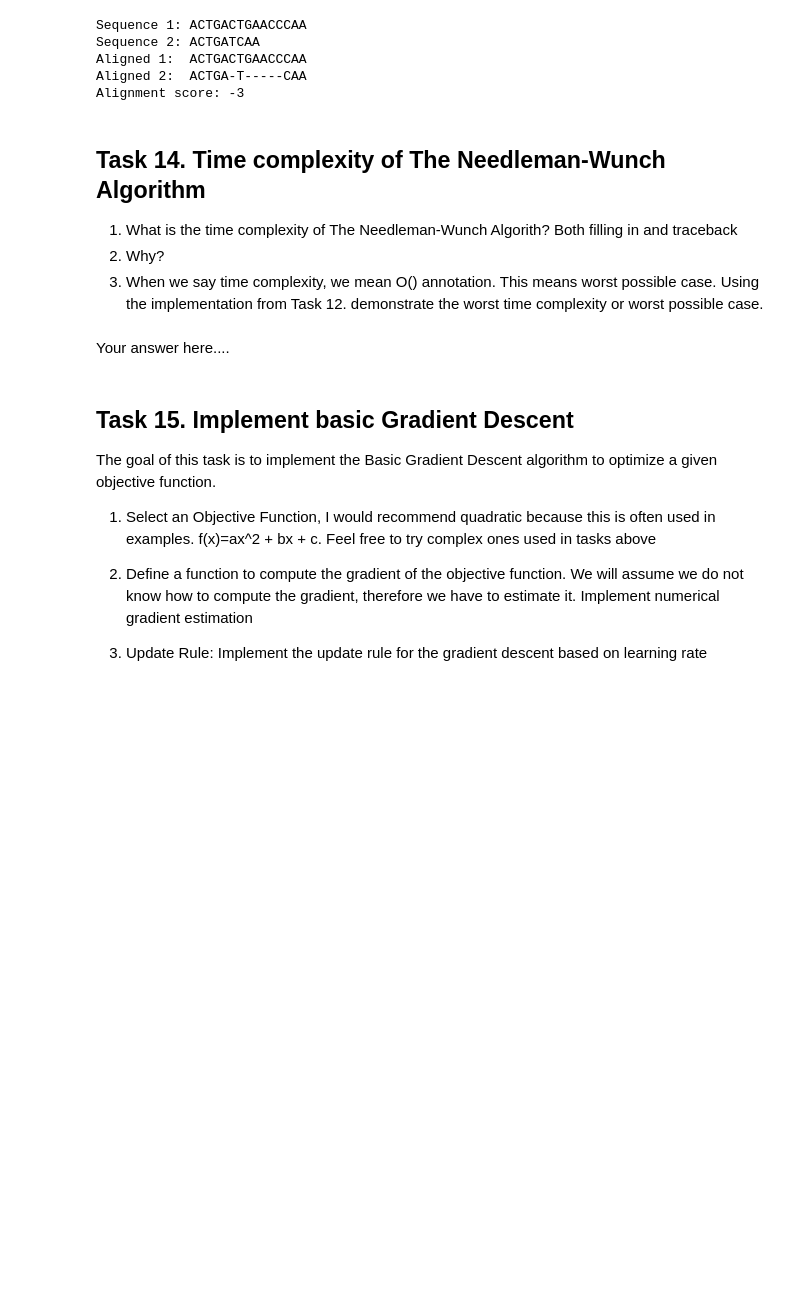
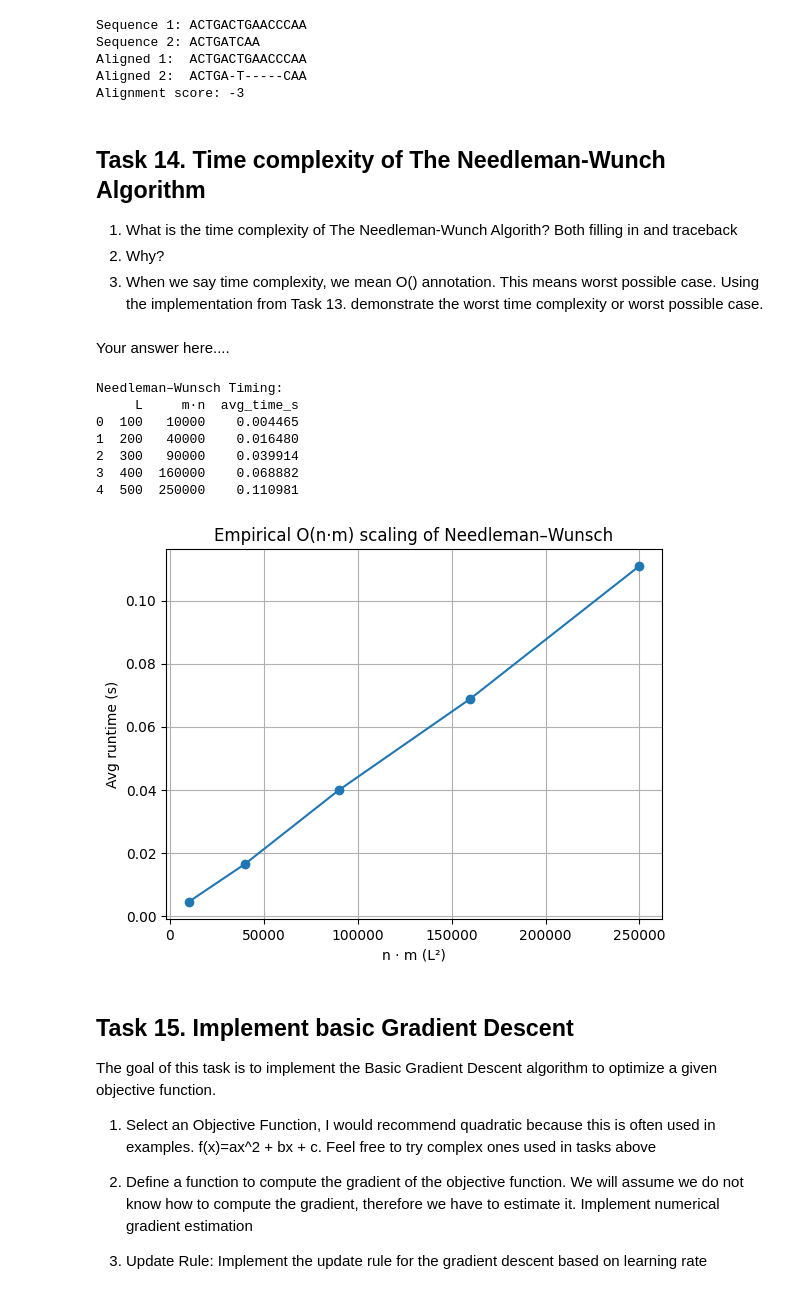
Before and after one commit to MarioSomodi/Optimization-Algorithms, a Jupyter notebook: OABOEC_Project_Mario_Somodi.ipynb, the cells around one changed output. Cells and saved outputs as stored; diff of their text form; code cells hidden in the pictures; blank space fills up the shorter version.

Commit message:
needleman wunsch time complexity, and gd

```diff
--- a/OABOEC_Project_Mario_Somodi.ipynb
+++ b/OABOEC_Project_Mario_Somodi.ipynb
@@ -846,6 +846,6 @@ Alignment score: -3
 
 1.   What is the time complexity of The Needleman-Wunch Algorith? Both filling in and traceback
 2.   Why?
-3.   When we say time complexity, we mean O() annotation. This means worst possible case. Using the implementation from Task 12. demonstrate the worst time complexity or worst possible case.
+3.   When we say time complexity, we mean O() annotation. This means worst possible case. Using the implementation from Task 13. demonstrate the worst time complexity or worst possible case.
 # %% [markdown]
 Your answer here....
@@ -854,3 +852,29 @@ Your answer here....
+# %%
+from matplotlib import pyplot as plt
+from evaluations.nw_time_complexity_evaluation import evaluate_nw_time_complexity
+
+lengths = [100, 200, 300, 400, 500]
+df_nw = evaluate_nw_time_complexity(lengths)
+print("\nNeedleman–Wunsch Timing:")
+print(df_nw)
+
+# Plot empirical O(n·m) scaling
+plt.figure()
+plt.plot(df_nw['m·n'], df_nw['avg_time_s'], marker='o')
+plt.xlabel('n · m (L²)')
+plt.ylabel('Avg runtime (s)')
+plt.title('Empirical O(n·m) scaling of Needleman–Wunsch')
+plt.grid(True)
+plt.show()
+# %% [output]
+Needleman–Wunsch Timing:
+     L     m·n  avg_time_s
+0  100   10000    0.004465
+1  200   40000    0.016480
+2  300   90000    0.039914
+3  400  160000    0.068882
+4  500  250000    0.110981
+[figure, added]
 # %% [markdown]
 <h2> Task 15. Implement basic Gradient Descent </h2>
 The goal of this task is to implement the Basic Gradient Descent algorithm to optimize a given objective function.
```
Also changed, not shown: parts of 5 cells of this notebook, 3 other files.
